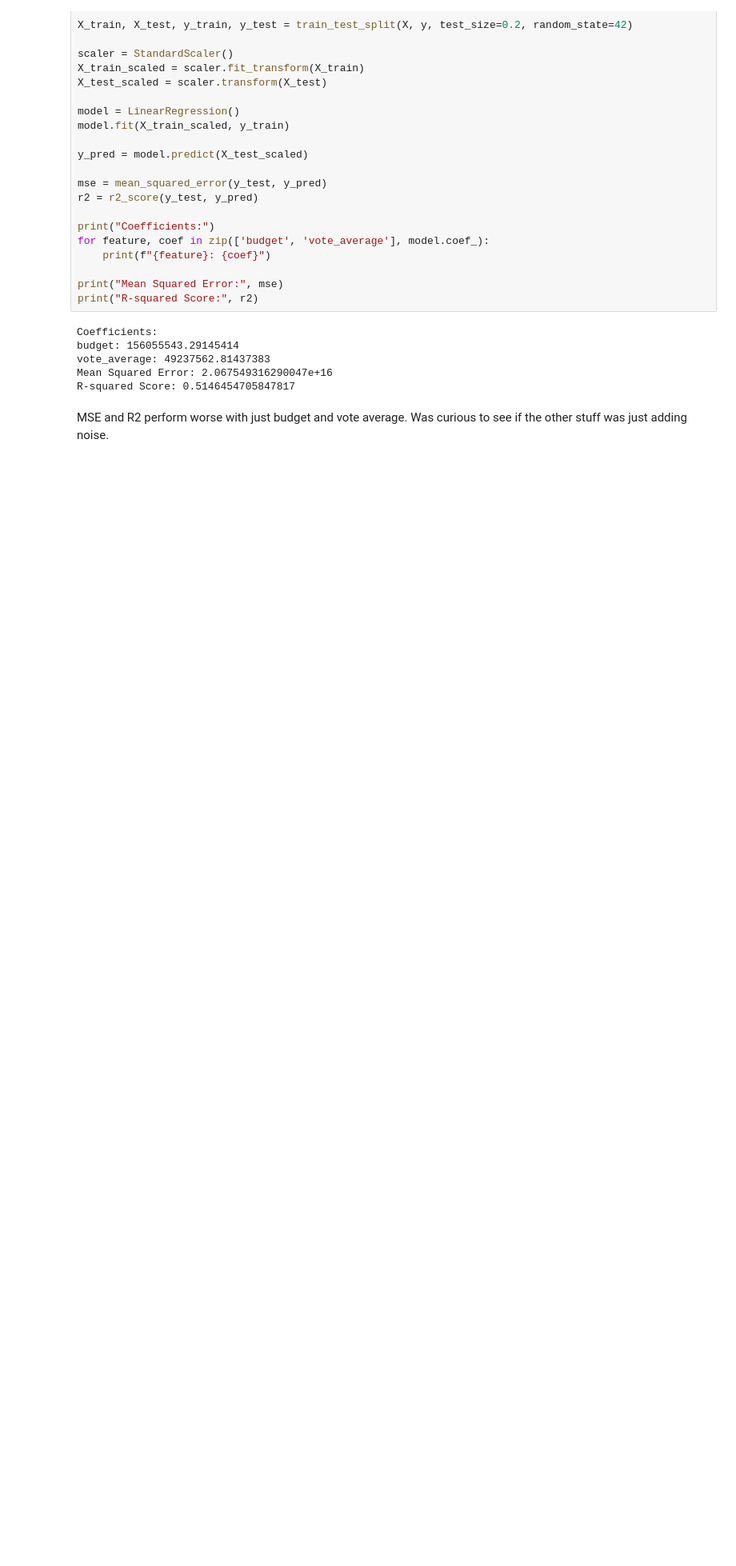
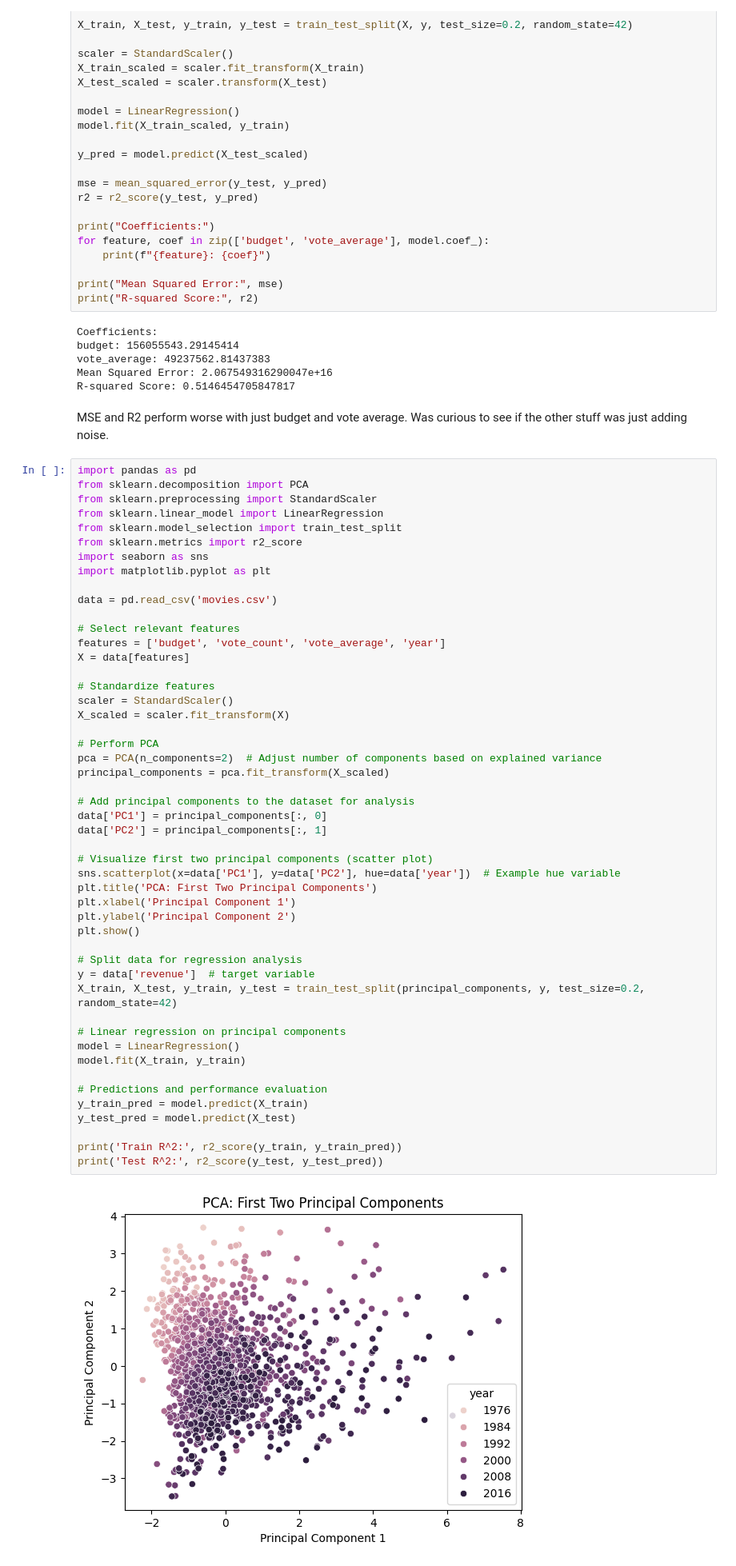
Before and after one commit to nrfletcher/ds3001-project, a Jupyter notebook: Results.ipynb, the cells around one changed output. Shown at 80% size. Saved outputs shown, nothing was run; the diff lists cells and outputs as text; blank space fills up the shorter version.

```diff
--- a/Results.ipynb
+++ b/Results.ipynb
@@ -211,3 +211,54 @@ Mean Squared Error: 2.067549316290047e+16
 R-squared Score: 0.5146454705847817
 # %% [markdown]
 MSE and R2 perform worse with just budget and vote average. Was curious to see if the other stuff was just adding noise.
+# %%
+import pandas as pd
+from sklearn.decomposition import PCA
+from sklearn.preprocessing import StandardScaler
+from sklearn.linear_model import LinearRegression
+from sklearn.model_selection import train_test_split
+from sklearn.metrics import r2_score
+import seaborn as sns
+import matplotlib.pyplot as plt
+
+data = pd.read_csv('movies.csv')
+
+# Select relevant features
+features = ['budget', 'vote_count', 'vote_average', 'year']
+X = data[features]
+
+# Standardize features
+scaler = StandardScaler()
+X_scaled = scaler.fit_transform(X)
+
+# Perform PCA
+pca = PCA(n_components=2)  # Adjust number of components based on explained variance
+principal_components = pca.fit_transform(X_scaled)
+
+# Add principal components to the dataset for analysis
+data['PC1'] = principal_components[:, 0]
+data['PC2'] = principal_components[:, 1]
+
+# Visualize first two principal components (scatter plot)
+sns.scatterplot(x=data['PC1'], y=data['PC2'], hue=data['year'])  # Example hue variable
+plt.title('PCA: First Two Principal Components')
+plt.xlabel('Principal Component 1')
+plt.ylabel('Principal Component 2')
+plt.show()
+
+# Split data for regression analysis
+y = data['revenue']  # target variable
+X_train, X_test, y_train, y_test = train_test_split(principal_components, y, test_size=0.2, random_state=42)
+
+# Linear regression on principal components
+model = LinearRegression()
+model.fit(X_train, y_train)
+
+# Predictions and performance evaluation
+y_train_pred = model.predict(X_train)
+y_test_pred = model.predict(X_test)
+
+print('Train R^2:', r2_score(y_train, y_train_pred))
+print('Test R^2:', r2_score(y_test, y_test_pred))
+# %% [output]
+[figure, added]
```
Also changed, not shown: parts of 1 cell of this notebook.
